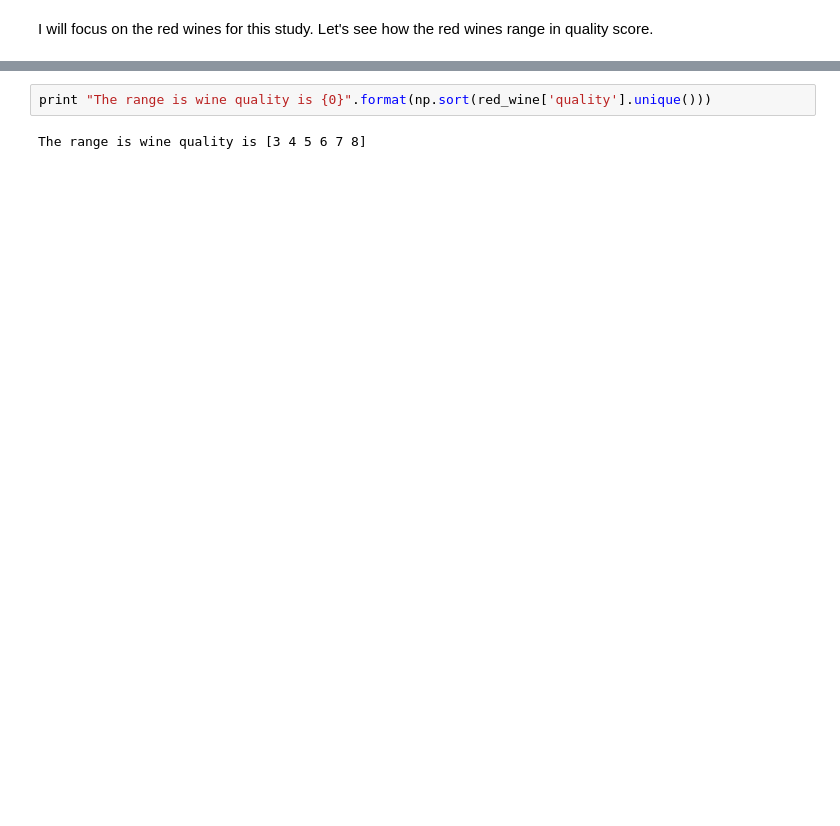
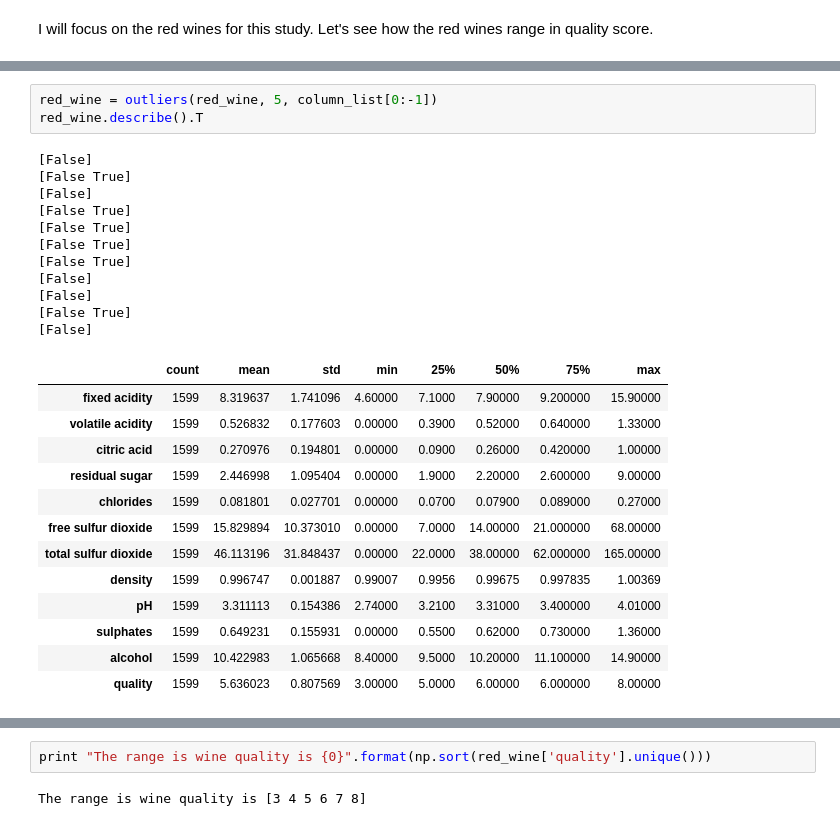
Before and after one commit to PythonWorkshop/intro-to-tensorflow, a Jupyter notebook: Wine-Quality/Wine Quality.ipynb, the cells around one changed output, grey strips where cells are left out. Drawn from its saved outputs; the diff is of its cells as text; blank space fills up the shorter version.

```diff
--- a/Wine-Quality/Wine Quality.ipynb
+++ b/Wine-Quality/Wine Quality.ipynb
@@ -24,0 +91,28 @@ I will focus on the red wines for this study. Let's see how the red wines range
+# %%
+red_wine = outliers(red_wine, 5, column_list[0:-1])
+red_wine.describe().T
+# %% [output]
+[False]
+[False True]
+[False]
+[False True]
+[False True]
+[False True]
+[False True]
+[False]
+[False]
+[False True]
+[False]
+|  | count | mean | std | min | 25% | 50% | 75% | max |
+| fixed acidity | 1599 | 8.319637 | 1.741096 | 4.60000 | 7.1000 | 7.90000 | 9.200000 | 15.90000 |
+| volatile acidity | 1599 | 0.526832 | 0.177603 | 0.00000 | 0.3900 | 0.52000 | 0.640000 | 1.33000 |
+| citric acid | 1599 | 0.270976 | 0.194801 | 0.00000 | 0.0900 | 0.26000 | 0.420000 | 1.00000 |
+| residual sugar | 1599 | 2.446998 | 1.095404 | 0.00000 | 1.9000 | 2.20000 | 2.600000 | 9.00000 |
+| chlorides | 1599 | 0.081801 | 0.027701 | 0.00000 | 0.0700 | 0.07900 | 0.089000 | 0.27000 |
+| free sulfur dioxide | 1599 | 15.829894 | 10.373010 | 0.00000 | 7.0000 | 14.00000 | 21.000000 | 68.00000 |
+| total sulfur dioxide | 1599 | 46.113196 | 31.848437 | 0.00000 | 22.0000 | 38.00000 | 62.000000 | 165.00000 |
+| density | 1599 | 0.996747 | 0.001887 | 0.99007 | 0.9956 | 0.99675 | 0.997835 | 1.00369 |
+| pH | 1599 | 3.311113 | 0.154386 | 2.74000 | 3.2100 | 3.31000 | 3.400000 | 4.01000 |
+| sulphates | 1599 | 0.649231 | 0.155931 | 0.00000 | 0.5500 | 0.62000 | 0.730000 | 1.36000 |
+| alcohol | 1599 | 10.422983 | 1.065668 | 8.40000 | 9.5000 | 10.20000 | 11.100000 | 14.90000 |
+| quality | 1599 | 5.636023 | 0.807569 | 3.00000 | 5.0000 | 6.00000 | 6.000000 | 8.00000 |
```
Also changed, not shown: parts of 52 cells of this notebook.
